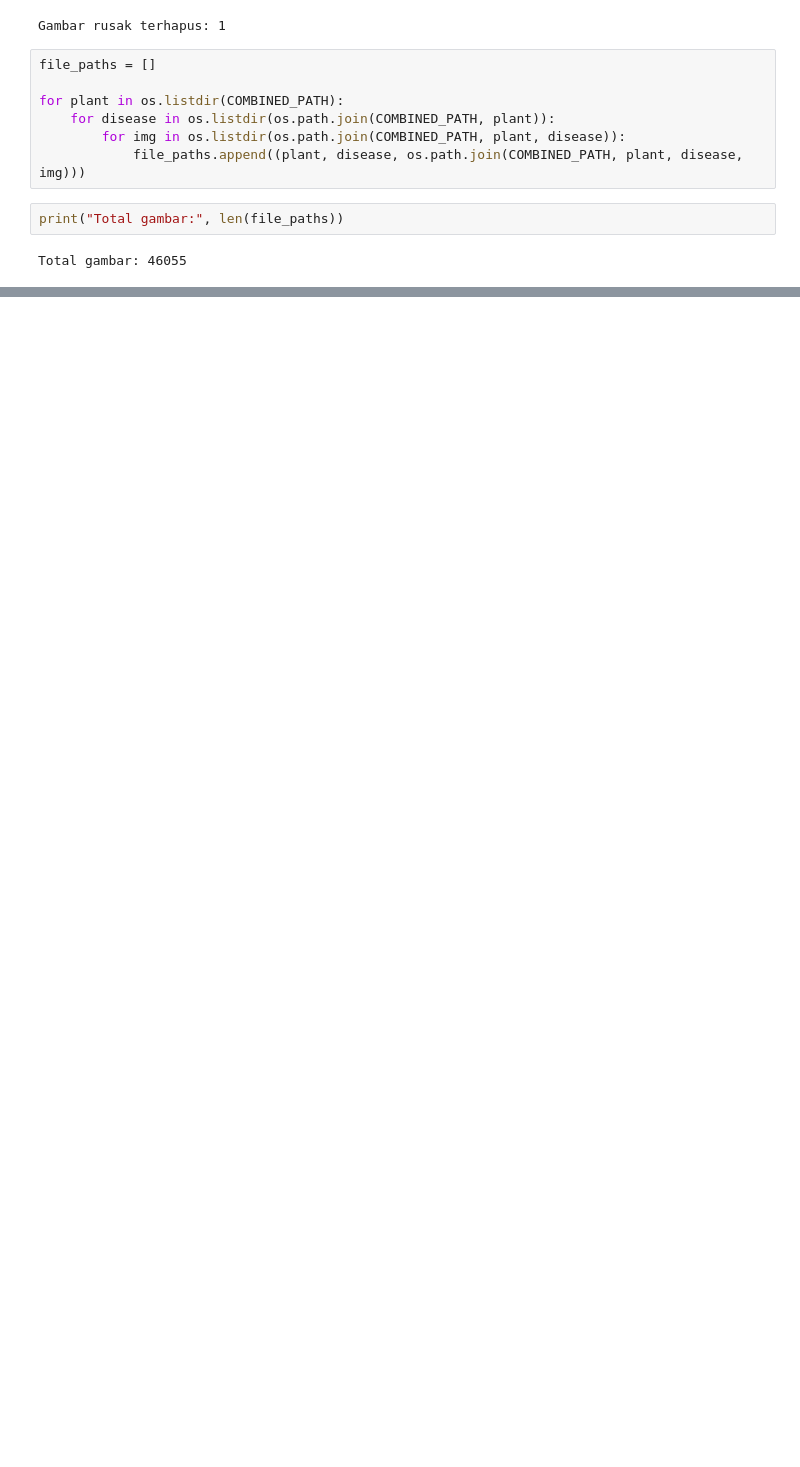
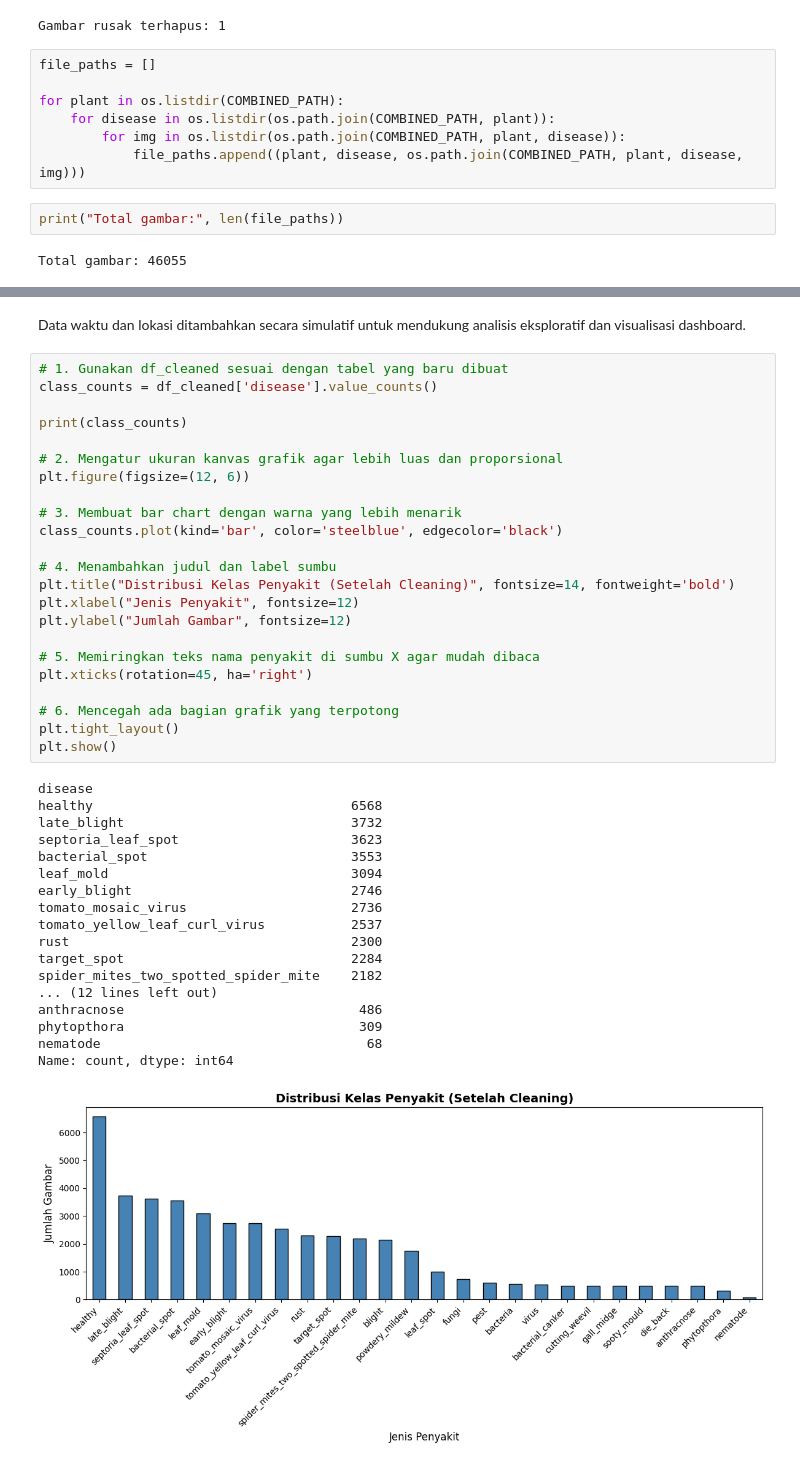
Before and after one commit to VANGROVEE/Data-Science, a Jupyter notebook: data_wrangling.ipynb, the cells around one changed output, grey strips where cells are left out. Saved outputs shown, nothing was run; the diff lists cells and outputs as text; blank space fills up the shorter version.

```diff
--- a/data_wrangling.ipynb
+++ b/data_wrangling.ipynb
@@ -243,0 +335,44 @@ df_count
+# %% [markdown]
+Data waktu dan lokasi ditambahkan secara simulatif untuk mendukung analisis eksploratif dan visualisasi dashboard.
+# %%
+# 1. Gunakan df_cleaned sesuai dengan tabel yang baru dibuat
+class_counts = df_cleaned['disease'].value_counts()
+
+print(class_counts)
+
+# 2. Mengatur ukuran kanvas grafik agar lebih luas dan proporsional
+plt.figure(figsize=(12, 6))
+
+# 3. Membuat bar chart dengan warna yang lebih menarik
+class_counts.plot(kind='bar', color='steelblue', edgecolor='black')
+
+# 4. Menambahkan judul dan label sumbu
+plt.title("Distribusi Kelas Penyakit (Setelah Cleaning)", fontsize=14, fontweight='bold')
+plt.xlabel("Jenis Penyakit", fontsize=12)
+plt.ylabel("Jumlah Gambar", fontsize=12)
+
+# 5. Memiringkan teks nama penyakit di sumbu X agar mudah dibaca
+plt.xticks(rotation=45, ha='right')
+
+# 6. Mencegah ada bagian grafik yang terpotong
+plt.tight_layout()
+plt.show()
+# %% [output]
+disease
+healthy                                 6568
+late_blight                             3732
+septoria_leaf_spot                      3623
+bacterial_spot                          3553
+leaf_mold                               3094
+early_blight                            2746
+tomato_mosaic_virus                     2736
+tomato_yellow_leaf_curl_virus           2537
+rust                                    2300
+target_spot                             2284
+spider_mites_two_spotted_spider_mite    2182
+... (12 lines left out)
+anthracnose                              486
+phytopthora                              309
+nematode                                  68
+Name: count, dtype: int64
+[figure, added]
```
Also changed, not shown: parts of 15 cells of this notebook.
